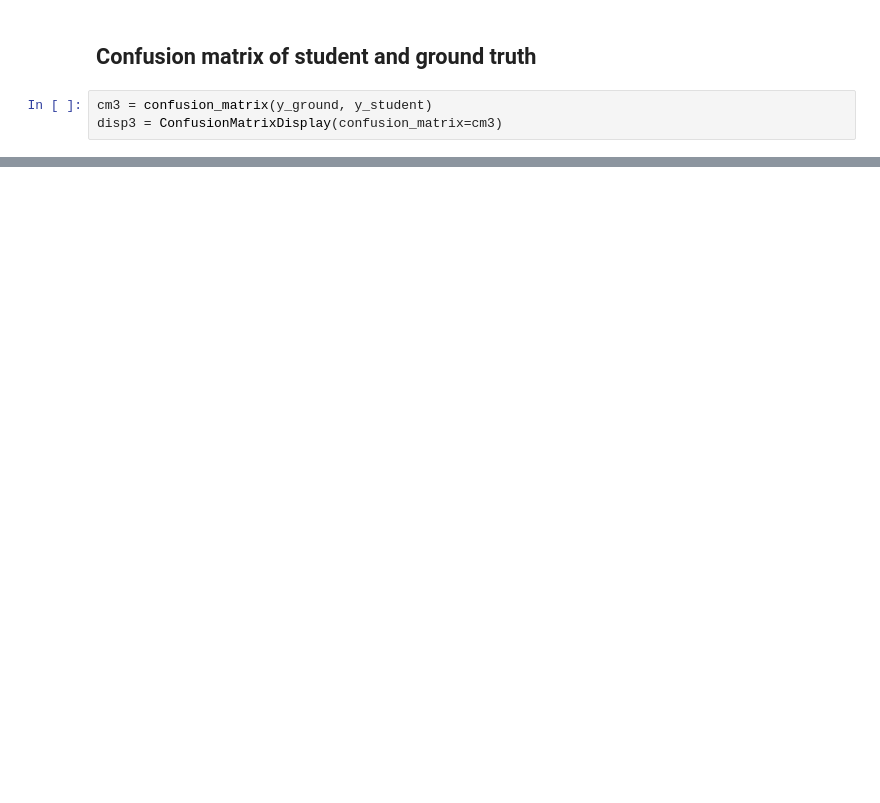
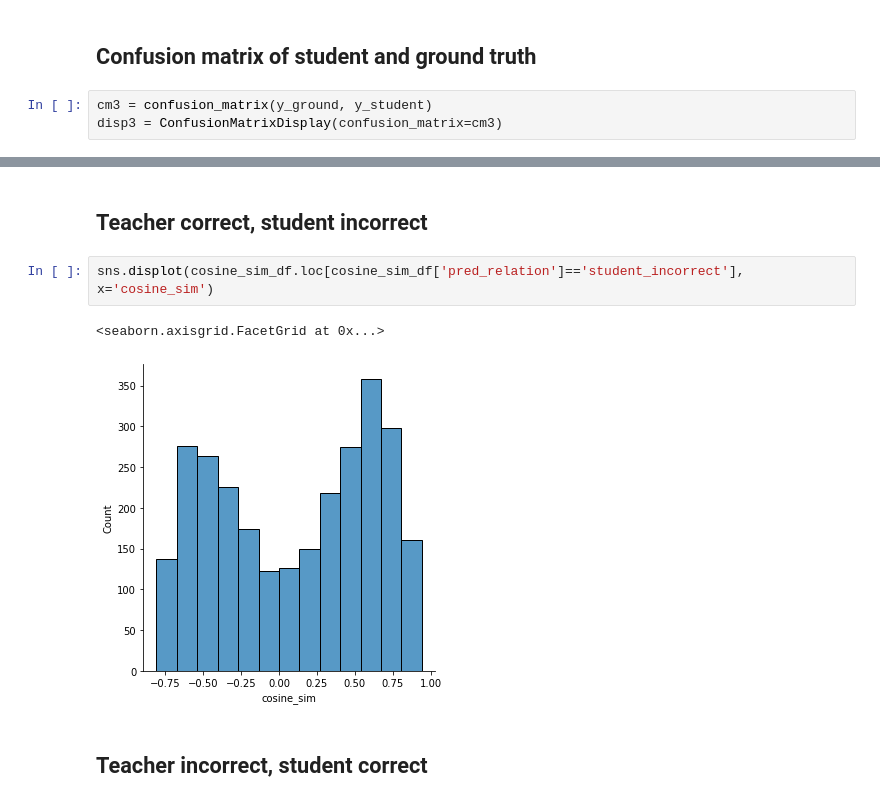
Before and after one commit to ProFatXuanAll/BERT-gang, a Jupyter notebook: confusion_matrix.ipynb, the cells around one changed output, grey strips where cells are left out. Saved outputs shown, nothing was run; the diff lists cells and outputs as text; blank space fills up the shorter version.

```diff
--- a/confusion_matrix.ipynb
+++ b/confusion_matrix.ipynb
@@ -444,0 +332,9 @@ print(false_pos_sim[false_pos_sim < 0.5].size)
+# %% [markdown]
+## Teacher correct, student incorrect
+# %%
+sns.displot(cosine_sim_df.loc[cosine_sim_df['pred_relation']=='student_incorrect'], x='cosine_sim')
+# %% [output]
+<seaborn.axisgrid.FacetGrid at 0x...>
+[figure, added]
+# %% [markdown]
+## Teacher incorrect, student correct
```
Also changed, not shown: parts of 35 cells of this notebook.
